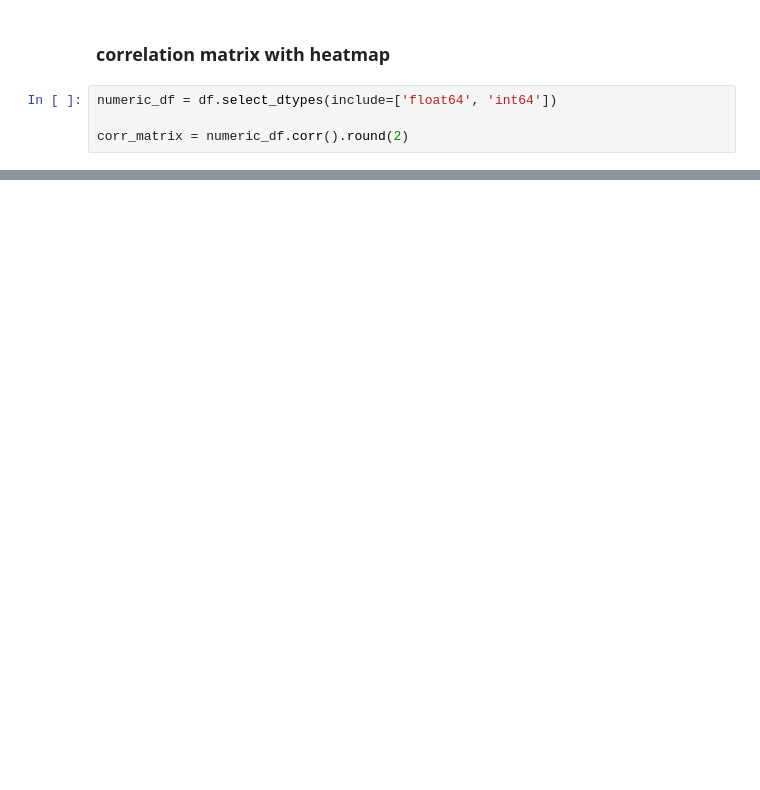
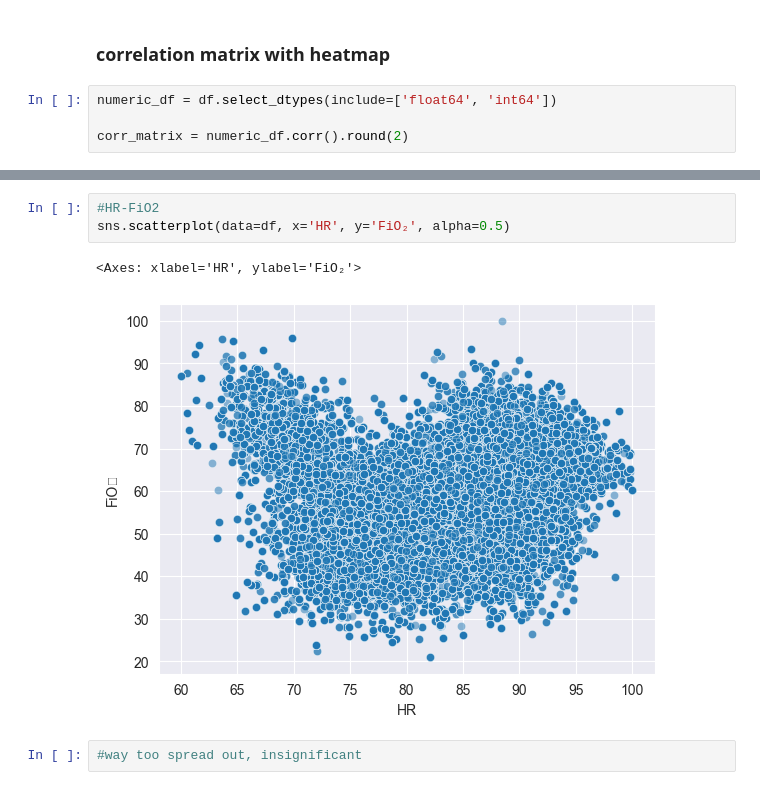
Before and after one commit to xKazimir/IAU_Project, a Jupyter notebook: Project_IAU.ipynb, the cells around one changed output, grey strips where cells are left out. Saved outputs shown, nothing was run; the diff lists cells and outputs as text; blank space fills up the shorter version.

```diff
--- a/Project_IAU.ipynb
+++ b/Project_IAU.ipynb
@@ -666,0 +694,8 @@ plt.show()
+# %%
+#HR-FiO2
+sns.scatterplot(data=df, x='HR', y='FiO₂', alpha=0.5)
+# %% [output]
+<Axes: xlabel='HR', ylabel='FiO₂'>
+[figure, added]
+# %%
+#way too spread out, insignificant
```
Also changed, not shown: parts of 29 cells of this notebook.
